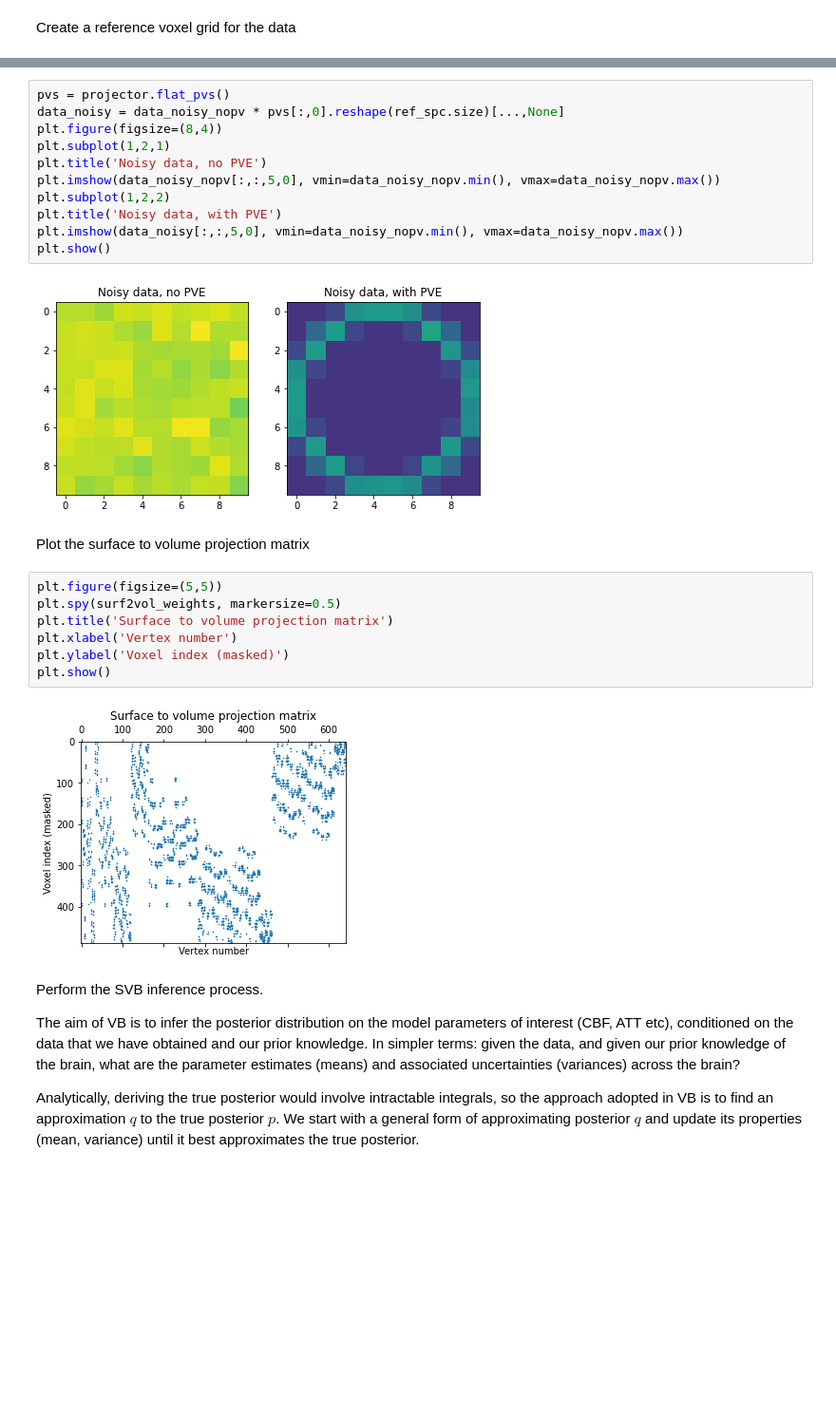
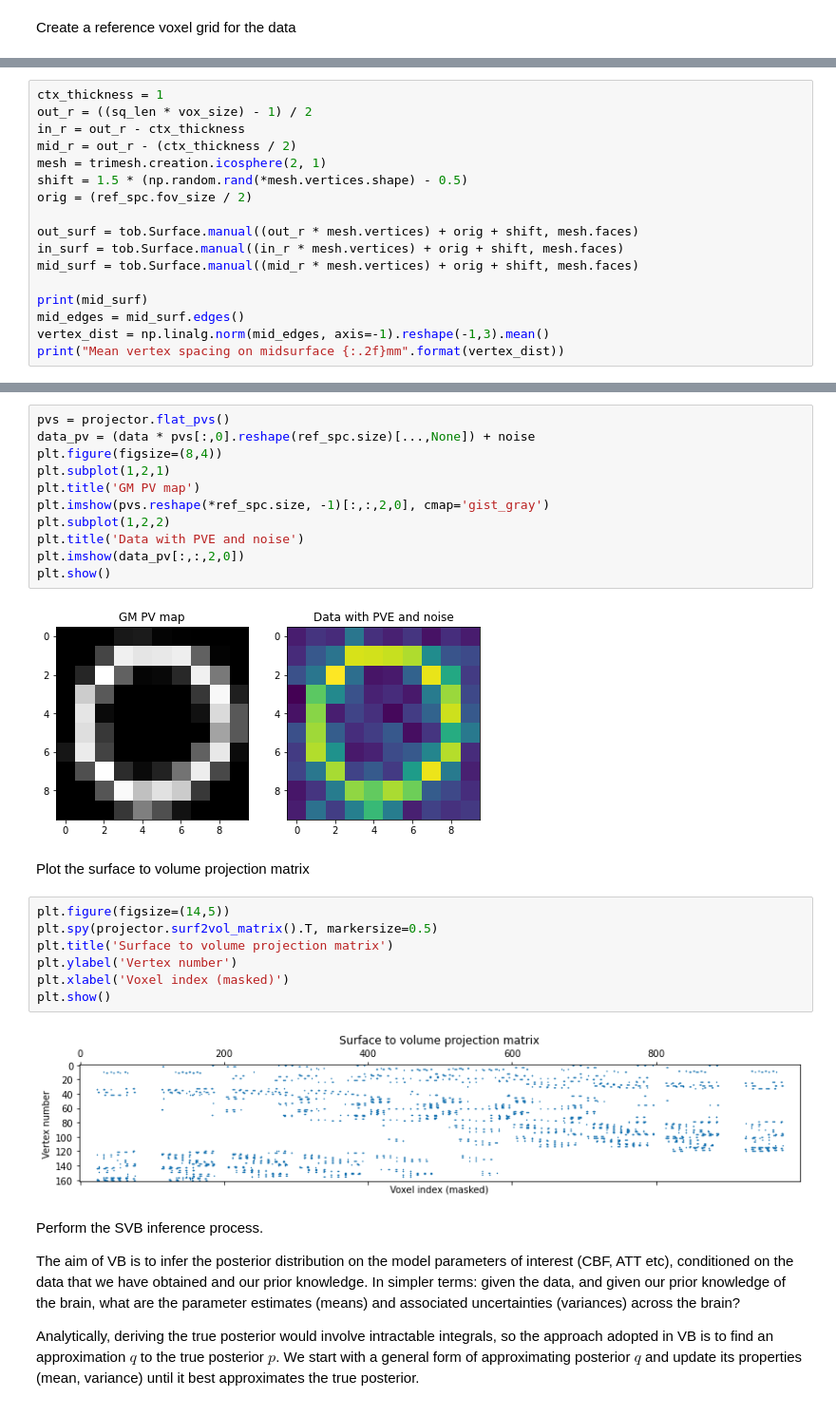
Before and after one commit to physimals/svb, a Jupyter notebook: surf_demo.ipynb, the cells around one changed output, grey strips where cells are left out. Shown at 95% size. Saved outputs shown, nothing was run; the diff lists cells and outputs as text; blank space fills up the shorter version.

Commit message:
analysis of surf demo with volume noise

```diff
--- a/surf_demo.ipynb
+++ b/surf_demo.ipynb
@@ -114,0 +77,17 @@ Form the weighting matrix for surface to volume projection. The projection incor
+# %%
+ctx_thickness = 1
+out_r = ((sq_len * vox_size) - 1) / 2
+in_r = out_r - ctx_thickness
+mid_r = out_r - (ctx_thickness / 2)
+mesh = trimesh.creation.icosphere(2, 1)
+shift = 1.5 * (np.random.rand(*mesh.vertices.shape) - 0.5)
+orig = (ref_spc.fov_size / 2)
+
+out_surf = tob.Surface.manual((out_r * mesh.vertices) + orig + shift, mesh.faces)
+in_surf = tob.Surface.manual((in_r * mesh.vertices) + orig + shift, mesh.faces)
+mid_surf = tob.Surface.manual((mid_r * mesh.vertices) + orig + shift, mesh.faces)
+
+print(mid_surf)
+mid_edges = mid_surf.edges()
+vertex_dist = np.linalg.norm(mid_edges, axis=-1).reshape(-1,3).mean()
+print("Mean vertex spacing on midsurface {:.2f}mm".format(vertex_dist))
@@ -131,27 +131,27 @@ NameError: name &#39;projector&#39; is not defined
 # %%
 pvs = projector.flat_pvs()
-data_noisy = data_noisy_nopv * pvs[:,0].reshape(ref_spc.size)[...,None]
+data_pv = (data * pvs[:,0].reshape(ref_spc.size)[...,None]) + noise
 plt.figure(figsize=(8,4))
 plt.subplot(1,2,1)
-plt.title('Noisy data, no PVE')
-plt.imshow(data_noisy_nopv[:,:,5,0], vmin=data_noisy_nopv.min(), vmax=data_noisy_nopv.max())
+plt.title('GM PV map')
+plt.imshow(pvs.reshape(*ref_spc.size, -1)[:,:,2,0], cmap='gist_gray')
 plt.subplot(1,2,2)
-plt.title('Noisy data, with PVE')
-plt.imshow(data_noisy[:,:,5,0], vmin=data_noisy_nopv.min(), vmax=data_noisy_nopv.max())
+plt.title('Data with PVE and noise')
+plt.imshow(data_pv[:,:,2,0])
 plt.show()
 # %% [output]
-[figure, old version]
+[figure, new version]
 # %% [markdown]
 Plot the surface to volume projection matrix
 # %%
-plt.figure(figsize=(5,5))
-plt.spy(surf2vol_weights, markersize=0.5)
+plt.figure(figsize=(14,5))
+plt.spy(projector.surf2vol_matrix().T, markersize=0.5)
 plt.title('Surface to volume projection matrix')
-plt.xlabel('Vertex number')
-plt.ylabel('Voxel index (masked)')
+plt.ylabel('Vertex number')
+plt.xlabel('Voxel index (masked)')
 plt.show()
 # %% [output]
-[figure, old version]
+[figure, new version]
 # %% [markdown]
 Perform the SVB inference process.
 
```
Also changed, not shown: parts of 42 cells of this notebook, 1 other file.
